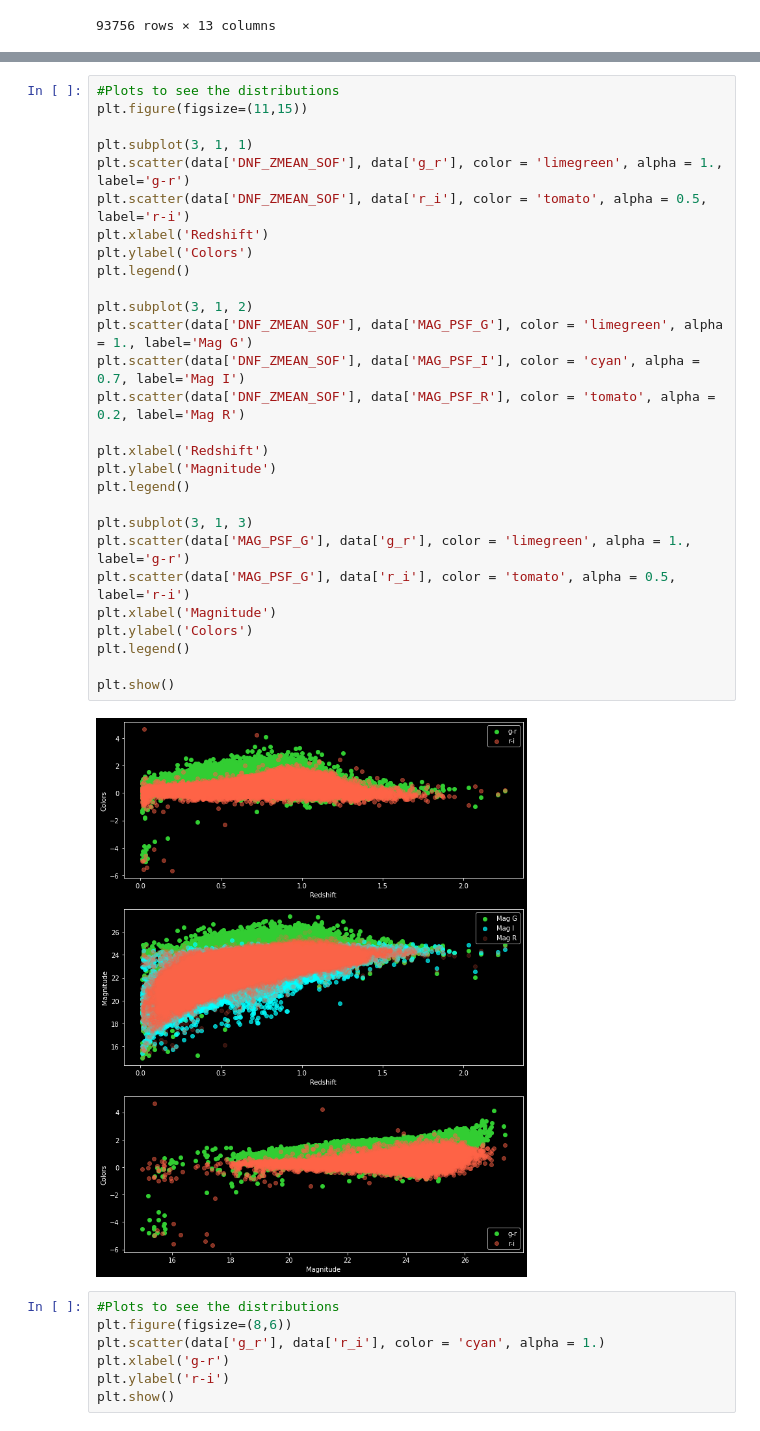
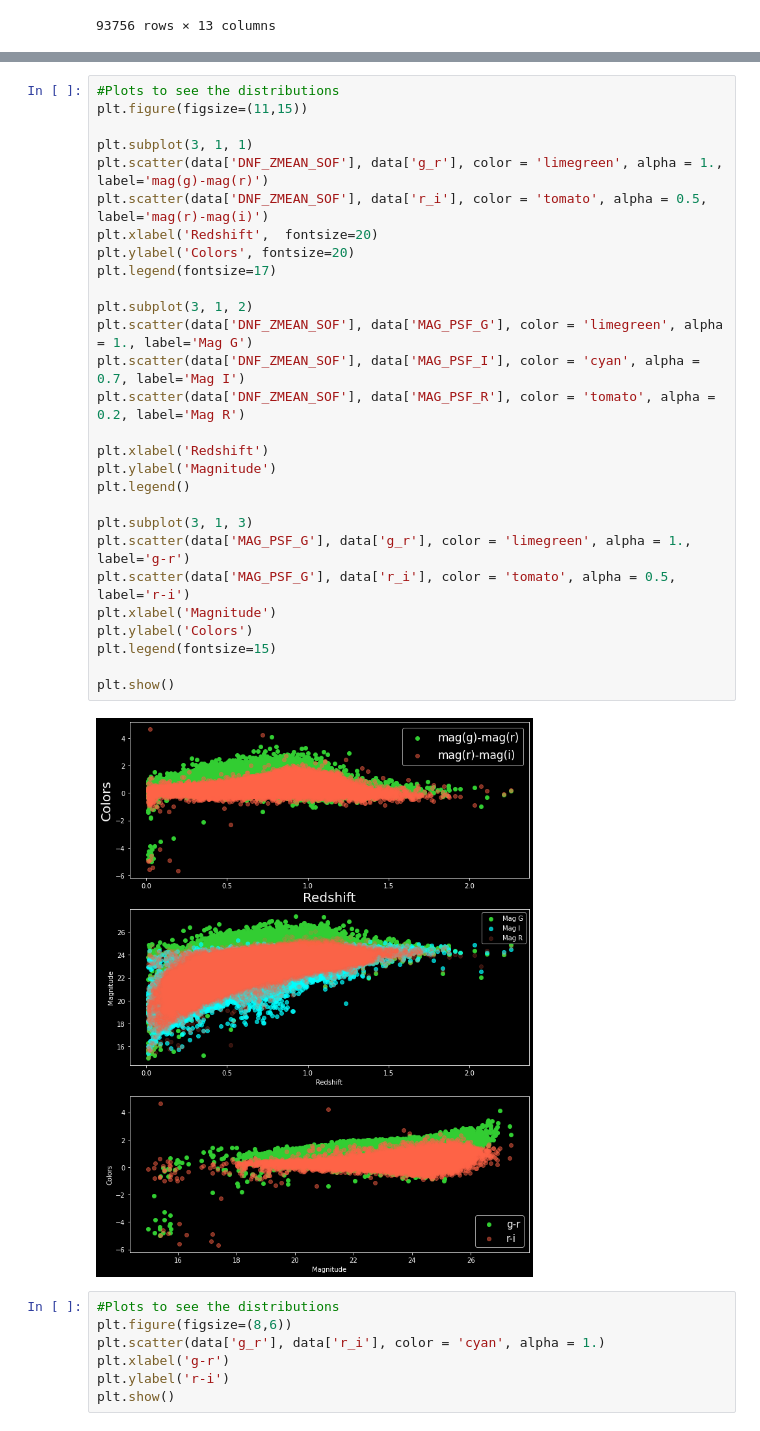
Before and after one commit to JimenaGonzalez/Simulations-Double-Source-Gravitational-Lensing, a Jupyter notebook: Color_Distribution/Source_distributions.ipynb, the cells around one changed output, grey strips where cells are left out. Cells and saved outputs as stored; diff of their text form.

Commit message:
Better labels

```diff
--- a/Color_Distribution/Source_distributions.ipynb
+++ b/Color_Distribution/Source_distributions.ipynb
@@ -54,33 +54,33 @@ data.head()
 # %%
 #Plots to see the distributions
 plt.figure(figsize=(11,15))
 
 plt.subplot(3, 1, 1)
-plt.scatter(data['DNF_ZMEAN_SOF'], data['g_r'], color = 'limegreen', alpha = 1., label='g-r')
-plt.scatter(data['DNF_ZMEAN_SOF'], data['r_i'], color = 'tomato', alpha = 0.5, label='r-i')
-plt.xlabel('Redshift')
-plt.ylabel('Colors')
-plt.legend()
+plt.scatter(data['DNF_ZMEAN_SOF'], data['g_r'], color = 'limegreen', alpha = 1., label='mag(g)-mag(r)')
+plt.scatter(data['DNF_ZMEAN_SOF'], data['r_i'], color = 'tomato', alpha = 0.5, label='mag(r)-mag(i)')
+plt.xlabel('Redshift',  fontsize=20)
+plt.ylabel('Colors', fontsize=20)
+plt.legend(fontsize=17)
 
 plt.subplot(3, 1, 2)
 plt.scatter(data['DNF_ZMEAN_SOF'], data['MAG_PSF_G'], color = 'limegreen', alpha = 1., label='Mag G')
 plt.scatter(data['DNF_ZMEAN_SOF'], data['MAG_PSF_I'], color = 'cyan', alpha = 0.7, label='Mag I')
 plt.scatter(data['DNF_ZMEAN_SOF'], data['MAG_PSF_R'], color = 'tomato', alpha = 0.2, label='Mag R')
 
 plt.xlabel('Redshift')
 plt.ylabel('Magnitude')
 plt.legend()
 
 plt.subplot(3, 1, 3)
 plt.scatter(data['MAG_PSF_G'], data['g_r'], color = 'limegreen', alpha = 1., label='g-r')
 plt.scatter(data['MAG_PSF_G'], data['r_i'], color = 'tomato', alpha = 0.5, label='r-i')
 plt.xlabel('Magnitude')
 plt.ylabel('Colors')
-plt.legend()
+plt.legend(fontsize=15)
 
 plt.show()
 # %% [output]
-[figure, old version]
+[figure, new version]
 # %%
 #Plots to see the distributions
 plt.figure(figsize=(8,6))
```
Also changed, not shown: parts of 1 cell of this notebook.
